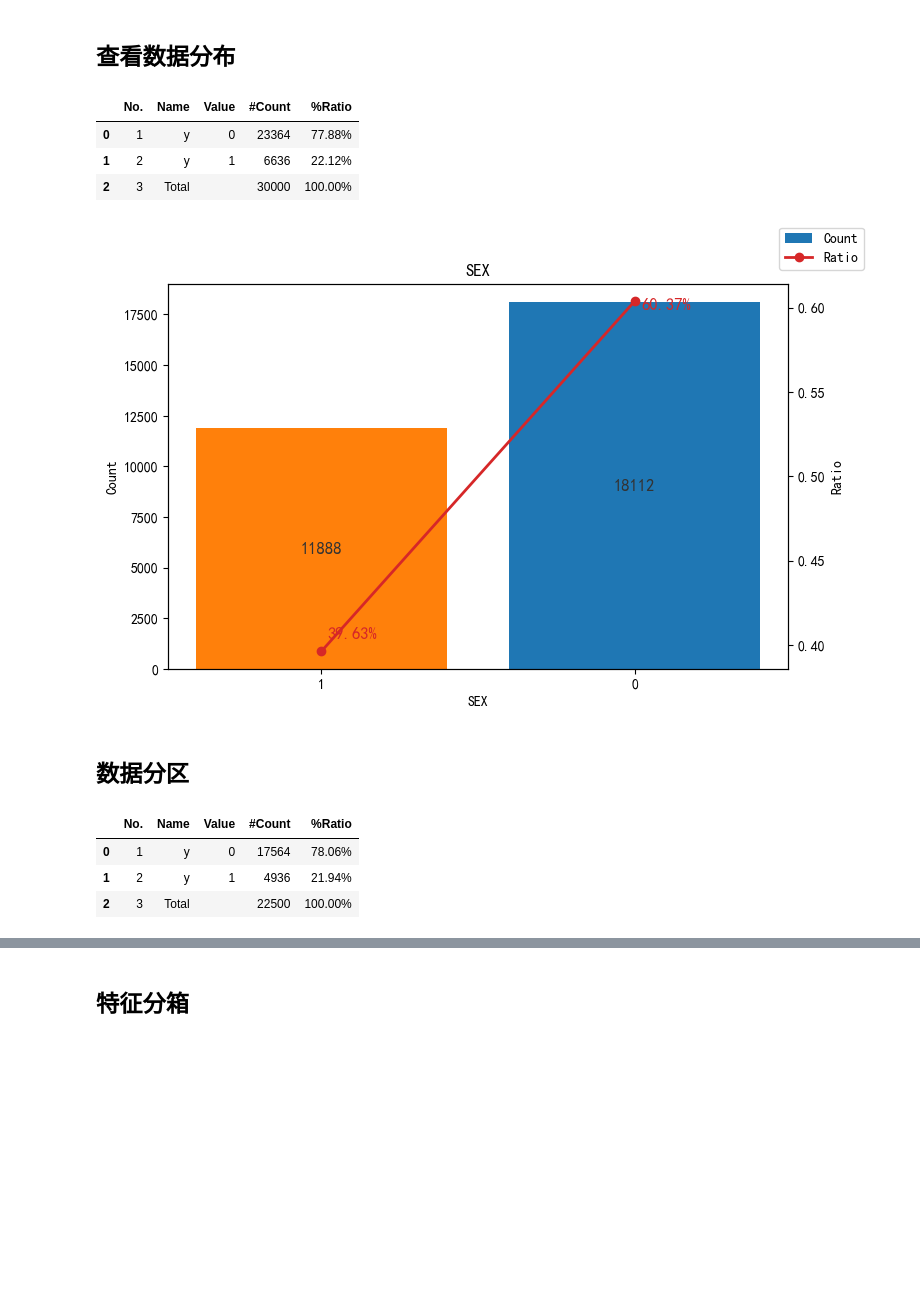
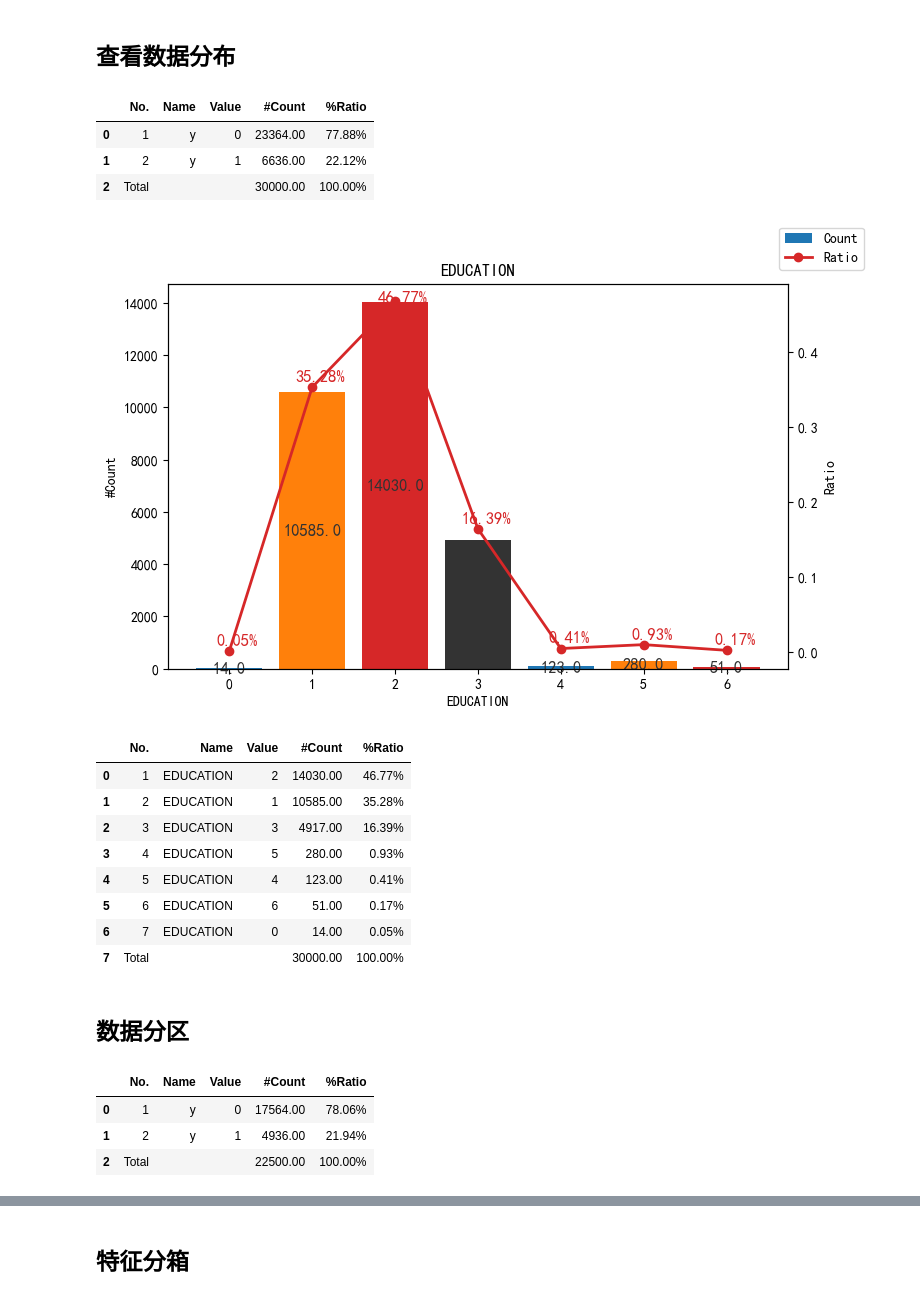
Before and after one commit to stat-fit/westat, a Jupyter notebook: HereWeGo.ipynb, the cells around one changed output, grey strips where cells are left out. Cells and saved outputs as stored; diff of their text form; code cells hidden in the pictures; blank space fills up the shorter version.

Commit message:
优化教程，新增按单调性自动分箱内容，优化plot_counts绘图，优化gini不纯度计算函数

```diff
--- a/HereWeGo.ipynb
+++ b/HereWeGo.ipynb
@@ -9,8 +22,6 @@ path: ['C:\\Users\\about\\Desktop\\github\\westat\\westat']
 # %% [markdown]
 ## 一、数据准备
 # %%
-from westat import *
-
 # westat 自带了 GiveMeSomeCredit 和 UCI_Credit_Card 两个数据集，可使用 GiveMeSomeCredit() 或 credit_card() 导入相关数据
 # data=GiveMeSomeCredit()
 # data_train = data.train
@@ -19,7 +30,7 @@ from westat import *
 # data=credit_card()
 
 
-data=uci_credit_card()
+data=we.uci_credit_card()
 data.head()
 # %% [output]
 |  | ID | LIMIT_BAL | SEX | EDUCATION | MARRIAGE | AGE | PAY_0 | PAY_2 | PAY_3 | PAY_4 | ... |
@@ -174,17 +185,26 @@ get_data_describe(data,data_dict)
 ## 查看数据分布
 # %%
 # 查看目标变量的数据分布
-value_counts(data)
+we.value_counts(data)
 # %% [output]
 |  | No. | Name | Value | #Count | %Ratio |
-| 0 | 1 | y | 0 | 23364 | 77.88% |
-| 1 | 2 | y | 1 | 6636 | 22.12% |
-| 2 | 3 | Total |  | 30000 | 100.00% |
+| 0 | 1 | y | 0 | 23364.00 | 77.88% |
+| 1 | 2 | y | 1 | 6636.00 | 22.12% |
+| 2 | Total |  |  | 30000.00 | 100.00% |
 # %%
 # 通过绘图查看指定变量的取值分布
-plot_counts(data,'SEX')
+we.plot_counts(data,'EDUCATION',return_data=True)
 # %% [output]
-[figure, old version]
+[figure, new version]
+|  | No. | Name | Value | #Count | %Ratio |
+| 0 | 1 | EDUCATION | 2 | 14030.00 | 46.77% |
+| 1 | 2 | EDUCATION | 1 | 10585.00 | 35.28% |
+| 2 | 3 | EDUCATION | 3 | 4917.00 | 16.39% |
+| 3 | 4 | EDUCATION | 5 | 280.00 | 0.93% |
+| 4 | 5 | EDUCATION | 4 | 123.00 | 0.41% |
+| 5 | 6 | EDUCATION | 6 | 51.00 | 0.17% |
+| 6 | 7 | EDUCATION | 0 | 14.00 | 0.05% |
+| 7 | Total |  |  | 30000.00 | 100.00% |
 # %% [markdown]
 ## 数据分区
 # %%
@@ -193,10 +213,10 @@ data_train,data_test = data_split(data,0.25)
 # %%
 # 查看数据分区后的训练集数据分布
-value_counts(data_train)
+we.value_counts(data_train)
 # %% [output]
 |  | No. | Name | Value | #Count | %Ratio |
-| 0 | 1 | y | 0 | 17564 | 78.06% |
-| 1 | 2 | y | 1 | 4936 | 21.94% |
-| 2 | 3 | Total |  | 22500 | 100.00% |
+| 0 | 1 | y | 0 | 17564.00 | 78.06% |
+| 1 | 2 | y | 1 | 4936.00 | 21.94% |
+| 2 | Total |  |  | 22500.00 | 100.00% |
 # %%
 # 查看数据分区后的测试集数据分布
```
Also changed, not shown: parts of 123 cells of this notebook, 21 other files.
